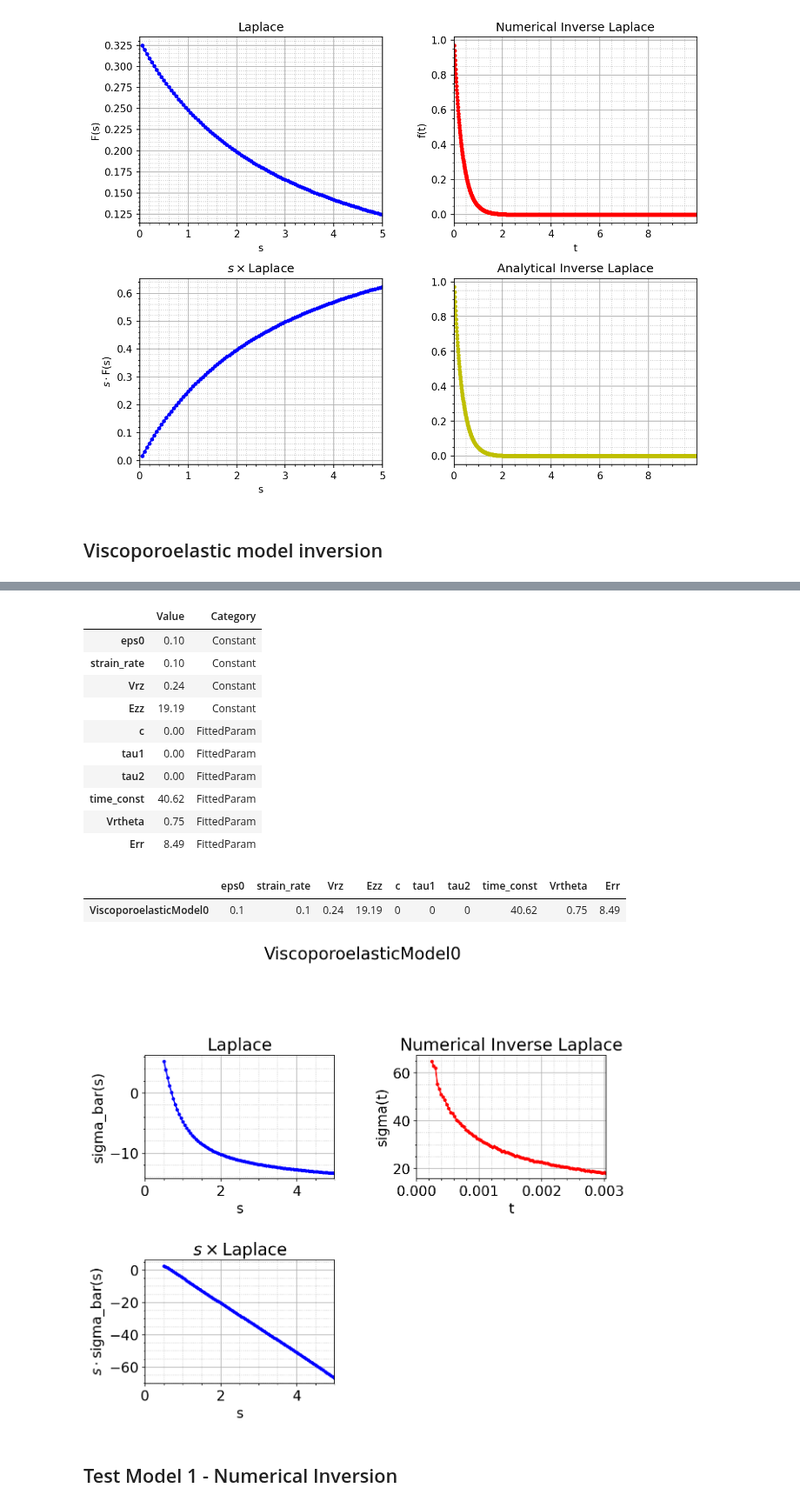
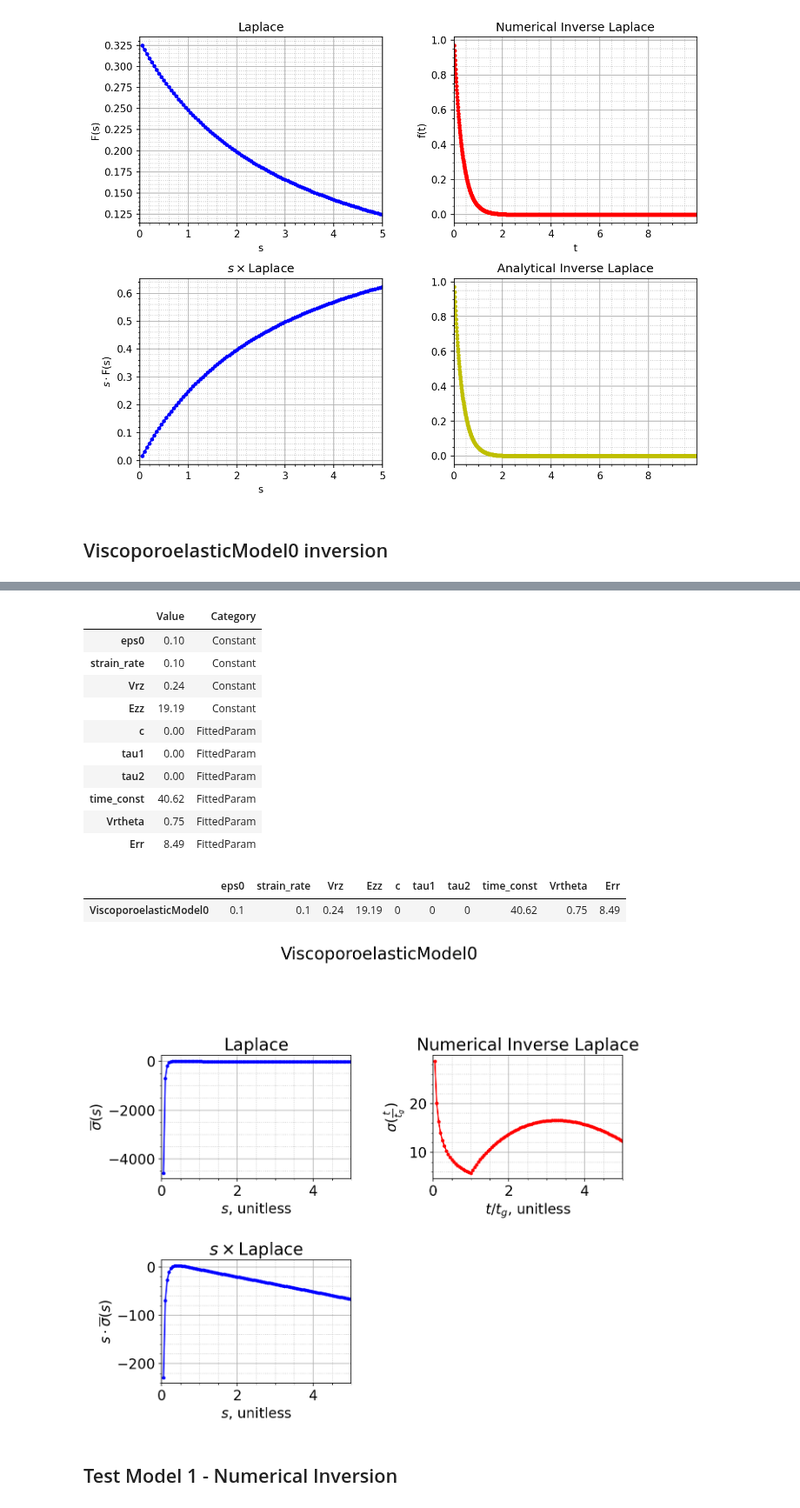
Before and after one commit to ryerrabelli/Yerrabelli-Spector-Poroelastic-Model-Code, a Jupyter notebook: src/ModelInversions.ipynb, the cells around one changed output, grey strips where cells are left out. Shown at 87% size. Drawn from its saved outputs; the diff is of its cells as text; code cells hidden in the pictures.

```diff
--- a/src/ModelInversions.ipynb
+++ b/src/ModelInversions.ipynb
@@ -109,9 +109,9 @@ It took 0.0000 sec to evaluate the Laplace space func for 100 input s vals.
 It took 0.0069 sec to numerically invert Laplace the func for 999 input times.
 [figure]
 # %% [markdown]
-## Viscoporoelastic model inversion
+## ViscoporoelasticModel0 inversion
 # %%
-#@markdown Viscoporoelastic Model - Numerical Inversion
+#@markdown ViscoporoelasticModel0 - Numerical Inversion
 
 import time as timer
 
@@ -142,26 +142,18 @@ vpe.tg=40.62 #@param {type:"number"}; #in units of s   # for porosity_sp == 0.5
 vpe.Vrtheta =  0.75#@param {type:"number"}; # Not actually v, but greek nu (represents Poisson's ratio)
 vpe.Err =  8.49#@param {type:"number"};
 
+tg = vpe.tg
+
 # inputting a value of time=0 doesn't error (just returns None/NaN), but takes longer (about 2x as much) on python; not really MATLAB though
-times=np.array([2,3])
-times = np.arange(0.05, 5.05, 0.05)
-input_times = times
-plot_times  = times/tg
+input_times = np.linspace(0.05, 5.0, num=100, endpoint=True) * tg
+plot_times  = plot_times
 funcs = vpe.laplace_value
-func_name = {"t":"sigma(t)", "s":"sigma_bar(s)"}
-x_names   = {"t":"t", "s":"s"}
-s_vals = np.arange(0.5, 5.05, 0.05)
+func_name = {"t":r"$\sigma(\frac{t}{t_g})$", "s":r"$\overline{\sigma}(s)$"}
+x_names   = {"t":r"$t/t_g$, unitless", "s":r"$s$, unitless"}
+input_s = np.linspace(0.05, 5.0, num=100, endpoint=True)
 
-import time as timer
-t1=timer.time();
-inverted_vals_numerical=euler_inversion(funcs, input_times/tg)
-t2=timer.time()-t1
-print("Time taken in sec:", t2)
-
-
-plt.rc('font', size=16)  # default font size is 10
 fig, axs, laplace_vals, inverted_vals_numerical, inverted_vals_analytical=plotting.plot_laplace_analysis(
-    funcs=funcs, func_name=func_name, x_names=x_names, input_s=s_vals,
+    funcs=funcs, func_name=func_name, x_names=x_names, input_s=input_s,
     input_times=input_times, plot_times=plot_times, time_const=tg, model_name = vpe.get_model_name())
 
 df1 = pd.DataFrame({'Constant':vpe.get_predefined_constant_names(),'Value':vpe.get_predefined_constants()})
@@ -178,17 +169,17 @@ It took 0.0345 sec to numerically invert Laplace the func for 100 input times.
 |  | Value | Category |
 | eps0 | 0.10 | Constant |
 | strain_rate | 0.10 | Constant |
 | Vrz | 0.24 | Constant |
 | Ezz | 19.19 | Constant |
 | c | 0.00 | FittedParam |
 | tau1 | 0.00 | FittedParam |
 | tau2 | 0.00 | FittedParam |
 | time_const | 40.62 | FittedParam |
 | Vrtheta | 0.75 | FittedParam |
 | Err | 8.49 | FittedParam |
 |  | eps0 | strain_rate | Vrz | Ezz | c | tau1 | tau2 | time_const | Vrtheta | Err |
 | ViscoporoelasticModel0 | 0.1 | 0.1 | 0.24 | 19.19 | 0 | 0 | 0 | 40.62 | 0.75 | 8.49 |
-[figure, old version]
+[figure, new version]
 # %% [markdown]
 ## Test Model 1 - Numerical Inversion
 # %%
```
Also changed, not shown: parts of 1 cell of this notebook.
